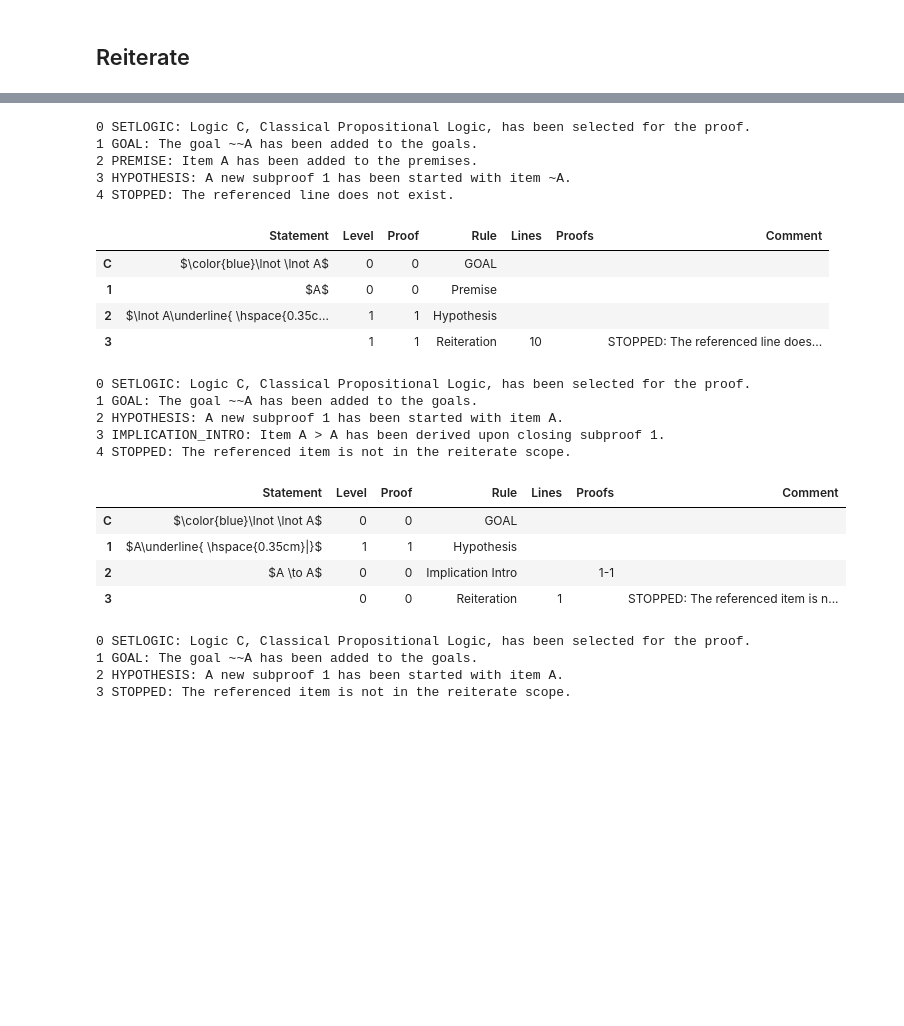
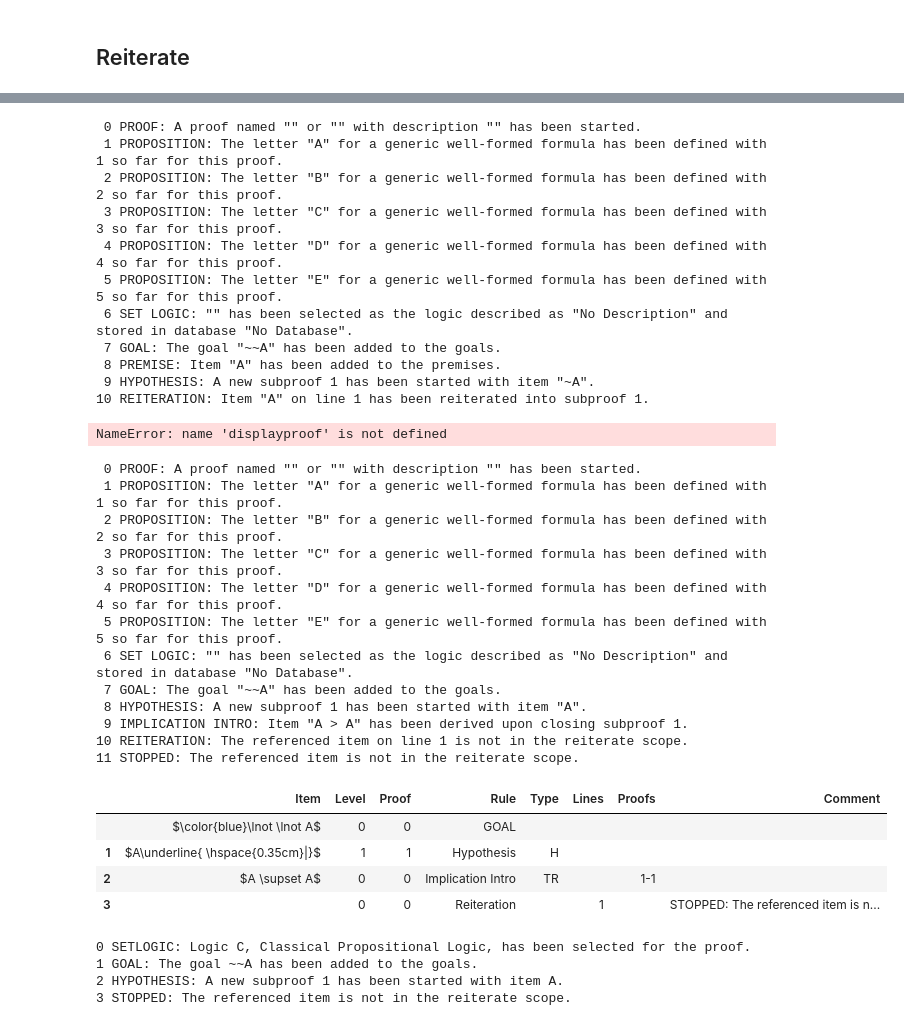
Before and after one commit to FrankHubeny/AltRea, a Jupyter notebook: rules_testcases.ipynb, the cells around one changed output, grey strips where cells are left out. Cells and saved outputs as stored; diff of their text form; code cells hidden in the pictures; blank space fills up the shorter version.

```diff
--- a/rules_testcases.ipynb
+++ b/rules_testcases.ipynb
@@ -1764,3 +1801,29 @@ and to not or        ConclusionPremises(Or(Not({0}), Not({1})), [And({0}, {1})])
 | 3 | $\color{green}(A \supset B) \wedg... | 0 | 0 | Conjunction Intro | TR | 1, 2 |  |  |
 | 4 | $\color{green}A \equiv B$ | 0 | 0 | Iff Intro | DEF | 3 |  |  |
 | 5 | $\color{green}(A \supset B) \wedg... | 0 | 0 | Iff Elim | DEF | 4 |  |  |
+# %%
+# Error: restriction set to true, so no definitions are available
+
+import pandas as pd
+# To see available options run `pd.describe_option()` in a cell.
+pd.options.display.max_colwidth=500
+from altrea.boolean import Wff, Iff, Implies
+from altrea.rules import Proof
+
+prf = Proof()
+A = prf.proposition('A')
+B = prf.proposition('B')
+C = prf.proposition('C')
+D = prf.proposition('D')
+E = prf.proposition('E')
+prf.setlogic()
+prf.setrestricted(True)
+prf.goal(B)
+prf.premise(Implies(A, B))
+prf.premise(Implies(B, A))
+prf.conjunction_intro(1, 2)
+prf.definition('iff intro', [A, B], [3])
+prf.definition('iff elim', [A, B], [4])
+prf.displaylogic()
+prf.displaylog()
+prf.displayproof()
@@ -3918,50 +3887,59 @@ prf.setlogic()
 prf.goal(Not(Not(A)))
 prf.premise(A)
 prf.hypothesis(Not(A))
-prf.reiterate(10)
+prf.reiterate(1)
 prf.displaylog()
 displayproof(prf)
 # %% [output]
-0 SETLOGIC: Logic C, Classical Propositional Logic, has been selected for the proof.
-1 GOAL: The goal ~~A has been added to the goals.
-2 PREMISE: Item A has been added to the premises.
-3 HYPOTHESIS: A new subproof 1 has been started with item ~A.
-4 STOPPED: The referenced line does not exist.
+ 0 PROOF: A proof named "" or "" with description "" has been started.
+ 1 PROPOSITION: The letter "A" for a generic well-formed formula has been defined with 1 so far for this proof.
+ 2 PROPOSITION: The letter "B" for a generic well-formed formula has been defined with 2 so far for this proof.
+ 3 PROPOSITION: The letter "C" for a generic well-formed formula has been defined with 3 so far for this proof.
+ 4 PROPOSITION: The letter "D" for a generic well-formed formula has been defined with 4 so far for this proof.
+ 5 PROPOSITION: The letter "E" for a generic well-formed formula has been defined with 5 so far for this proof.
+ 6 SET LOGIC: "" has been selected as the logic described as "No Description" and stored in database "No Database".
+ 7 GOAL: The goal "~~A" has been added to the goals.
+ 8 PREMISE: Item "A" has been added to the premises.
+ 9 HYPOTHESIS: A new subproof 1 has been started with item "~A".
+10 REITERATION: Item "A" on line 1 has been reiterated into subproof 1.
-|  | Statement | Level | Proof | Rule | Lines | Proofs | Comment |
-| C | $\color{blue}\lnot \lnot A$ | 0 | 0 | GOAL |  |  |  |
-| 1 | $A$ | 0 | 0 | Premise |  |  |  |
-| 2 | $\lnot A\underline{ \hspace{0.35c... | 1 | 1 | Hypothesis |  |  |  |
-| 3 |  | 1 | 1 | Reiteration | 10 |  | STOPPED: The referenced line does... |
+NameError: name 'displayproof' is not defined
 # %%
 # The line is not accessible.
 
 from altrea.boolean import And, Wff
 from altrea.rules import Proof
 
 prf = Proof()
 A = prf.proposition('A')
 B = prf.proposition('B')
 C = prf.proposition('C')
 D = prf.proposition('D')
 E = prf.proposition('E')
 prf.setlogic()
 prf.goal(Not(Not(A)))
 prf.hypothesis(A)
 prf.implication_intro()
 prf.reiterate(1)
 prf.displaylog()
-displayproof(prf)
+prf.displayproof()
 # %% [output]
-0 SETLOGIC: Logic C, Classical Propositional Logic, has been selected for the proof.
-1 GOAL: The goal ~~A has been added to the goals.
-2 HYPOTHESIS: A new subproof 1 has been started with item A.
-3 IMPLICATION_INTRO: Item A > A has been derived upon closing subproof 1.
-4 STOPPED: The referenced item is not in the reiterate scope.
+ 0 PROOF: A proof named "" or "" with description "" has been started.
+ 1 PROPOSITION: The letter "A" for a generic well-formed formula has been defined with 1 so far for this proof.
+ 2 PROPOSITION: The letter "B" for a generic well-formed formula has been defined with 2 so far for this proof.
+ 3 PROPOSITION: The letter "C" for a generic well-formed formula has been defined with 3 so far for this proof.
+ 4 PROPOSITION: The letter "D" for a generic well-formed formula has been defined with 4 so far for this proof.
+ 5 PROPOSITION: The letter "E" for a generic well-formed formula has been defined with 5 so far for this proof.
+ 6 SET LOGIC: "" has been selected as the logic described as "No Description" and stored in database "No Database".
+ 7 GOAL: The goal "~~A" has been added to the goals.
+ 8 HYPOTHESIS: A new subproof 1 has been started with item "A".
+ 9 IMPLICATION INTRO: Item "A > A" has been derived upon closing subproof 1.
+10 REITERATION: The referenced item on line 1 is not in the reiterate scope.
+11 STOPPED: The referenced item is not in the reiterate scope.
-|  | Statement | Level | Proof | Rule | Lines | Proofs | Comment |
-| C | $\color{blue}\lnot \lnot A$ | 0 | 0 | GOAL |  |  |  |
-| 1 | $A\underline{ \hspace{0.35cm}|}$ | 1 | 1 | Hypothesis |  |  |  |
-| 2 | $A \to A$ | 0 | 0 | Implication Intro |  | 1-1 |  |
-| 3 |  | 0 | 0 | Reiteration | 1 |  | STOPPED: The referenced item is n... |
+|  | Item | Level | Proof | Rule | Type | Lines | Proofs | Comment |
+|  | $\color{blue}\lnot \lnot A$ | 0 | 0 | GOAL |  |  |  |  |
+| 1 | $A\underline{ \hspace{0.35cm}|}$ | 1 | 1 | Hypothesis | H |  |  |  |
+| 2 | $A \supset A$ | 0 | 0 | Implication Intro | TR |  | 1-1 |  |
+| 3 |  | 0 | 0 | Reiteration |  | 1 |  | STOPPED: The referenced item is n... |
 # %%
 # The line cannot be reiterated because it is already in the same proofid.
 
```
Also changed, not shown: parts of 20 cells of this notebook, 16 other files.
